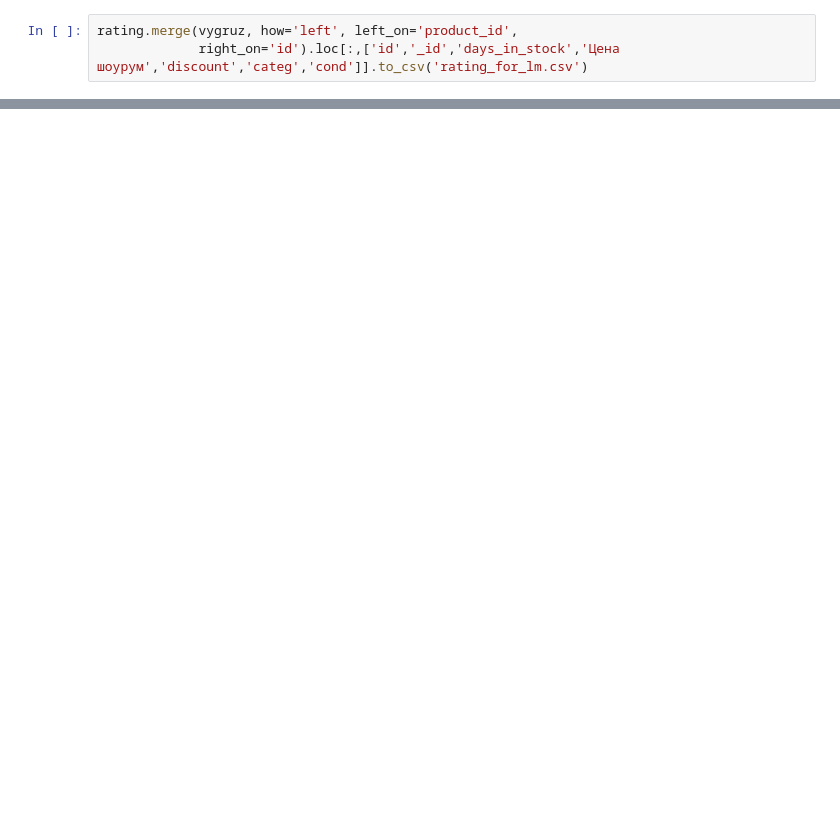
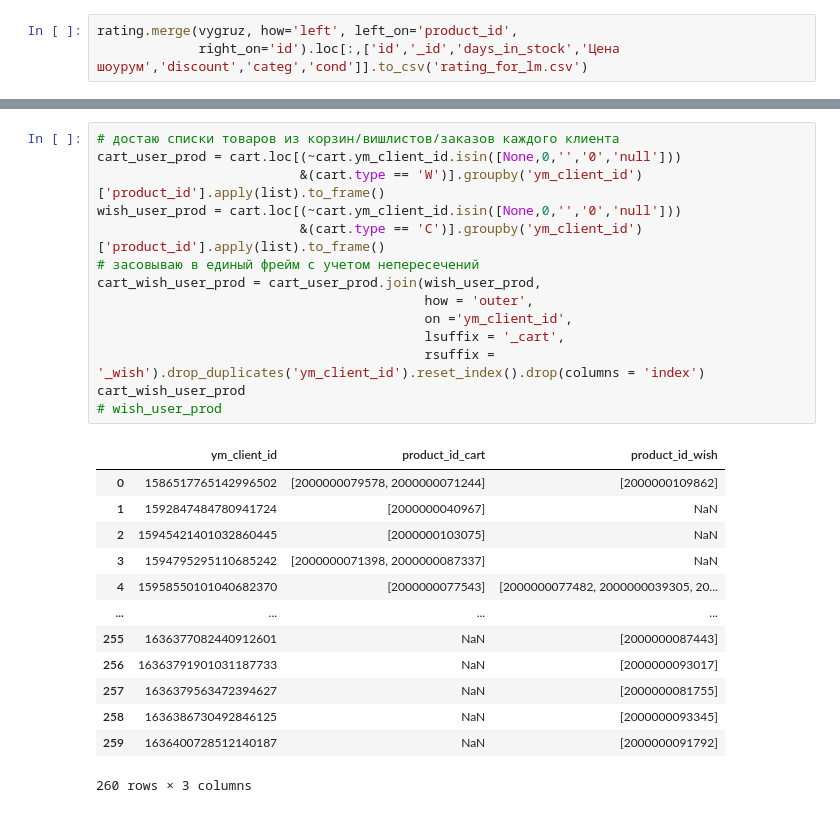
Before and after one commit to salamoslam/recommendations, a Jupyter notebook: data/raw/get_raw_data.ipynb, the cells around one changed output, grey strips where cells are left out. Cells and saved outputs as stored; diff of their text form; blank space fills up the shorter version.

```diff
--- a/data/raw/get_raw_data.ipynb
+++ b/data/raw/get_raw_data.ipynb
@@ -74,0 +75,28 @@ rating.merge(vygruz, how='left', left_on='product_id',
+# %%
+# достаю списки товаров из корзин/вишлистов/заказов каждого клиента
+cart_user_prod = cart.loc[(~cart.ym_client_id.isin([None,0,'','0','null']))
+                          &(cart.type == 'W')].groupby('ym_client_id')['product_id'].apply(list).to_frame()
+wish_user_prod = cart.loc[(~cart.ym_client_id.isin([None,0,'','0','null']))
+                          &(cart.type == 'C')].groupby('ym_client_id')['product_id'].apply(list).to_frame()
+# засовываю в единый фрейм с учетом непересечений
+cart_wish_user_prod = cart_user_prod.join(wish_user_prod,
+                                          how = 'outer',
+                                          on ='ym_client_id',
+                                          lsuffix = '_cart',
+                                          rsuffix = '_wish').drop_duplicates('ym_client_id').reset_index().drop(columns = 'index')
+cart_wish_user_prod
+# wish_user_prod
+# %% [output]
+|  | ym_client_id | product_id_cart | product_id_wish |
+| 0 | 1586517765142996502 | [2000000079578, 2000000071244] | [2000000109862] |
+| 1 | 1592847484780941724 | [2000000040967] | NaN |
+| 2 | 15945421401032860445 | [2000000103075] | NaN |
+| 3 | 1594795295110685242 | [2000000071398, 2000000087337] | NaN |
+| 4 | 15958550101040682370 | [2000000077543] | [2000000077482, 2000000039305, 20... |
+| ... | ... | ... | ... |
+| 255 | 1636377082440912601 | NaN | [2000000087443] |
+| 256 | 16363791901031187733 | NaN | [2000000093017] |
+| 257 | 1636379563472394627 | NaN | [2000000081755] |
+| 258 | 1636386730492846125 | NaN | [2000000093345] |
+| 259 | 1636400728512140187 | NaN | [2000000091792] |
+260 rows × 3 columns
```
Also changed, not shown: parts of 9 cells of this notebook, 3 other files.
